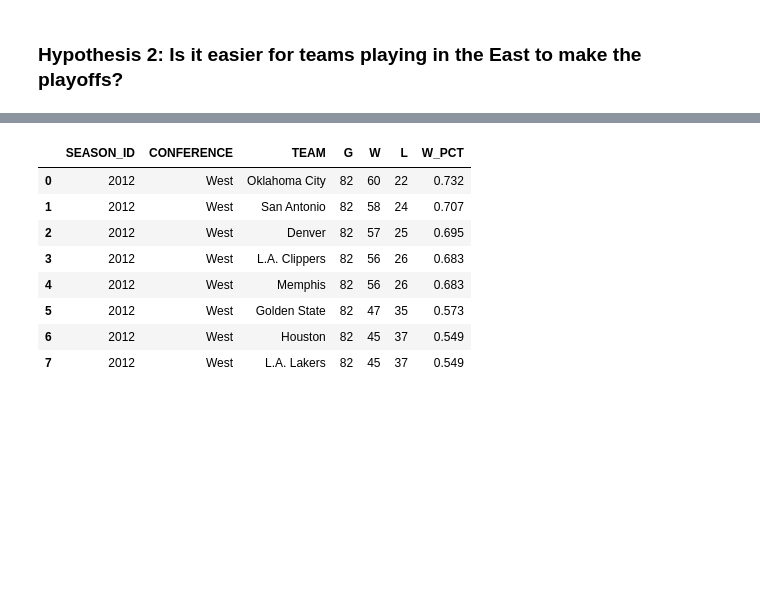
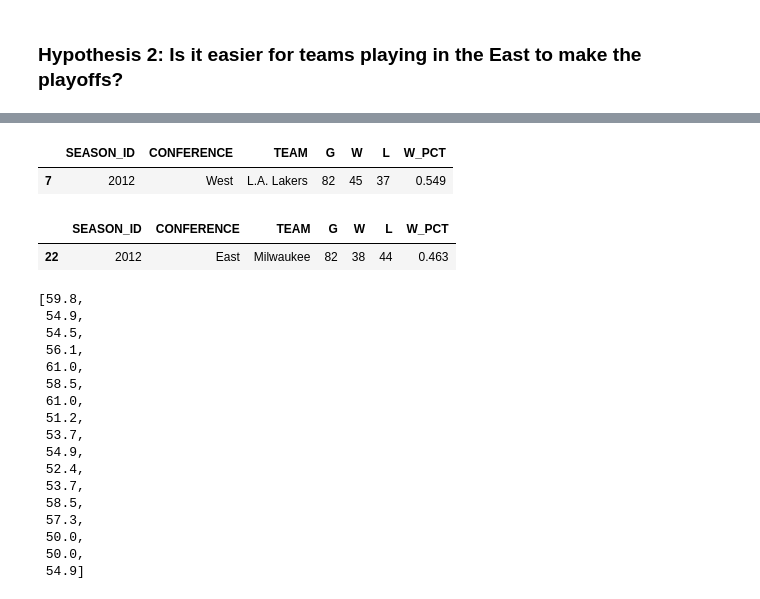
Before and after one commit to KGharib/Hypothesis-Testing-on-18-Seasons-of-NBA-Dataset, a Jupyter notebook: NBA_Marc.ipynb, the cells around one changed output, grey strips where cells are left out. Drawn from its saved outputs; the diff is of its cells as text; code cells hidden in the pictures; blank space fills up the shorter version.

```diff
--- a/NBA_Marc.ipynb
+++ b/NBA_Marc.ipynb
@@ -457,12 +478,10 @@ for season_id in seasons_ids:
 # %%
-seasons_df[1][:8]
+seasons_df[1][7:8]
 # %% [output]
 |  | SEASON_ID | CONFERENCE | TEAM | G | W | L | W_PCT |
-| 0 | 2012 | West | Oklahoma City | 82 | 60 | 22 | 0.732 |
-| 1 | 2012 | West | San Antonio | 82 | 58 | 24 | 0.707 |
-| 2 | 2012 | West | Denver | 82 | 57 | 25 | 0.695 |
-| 3 | 2012 | West | L.A. Clippers | 82 | 56 | 26 | 0.683 |
-| 4 | 2012 | West | Memphis | 82 | 56 | 26 | 0.683 |
-| 5 | 2012 | West | Golden State | 82 | 47 | 35 | 0.573 |
-| 6 | 2012 | West | Houston | 82 | 45 | 37 | 0.549 |
 | 7 | 2012 | West | L.A. Lakers | 82 | 45 | 37 | 0.549 |
+# %%
+seasons_df[1][22:23]
+# %% [output]
+|  | SEASON_ID | CONFERENCE | TEAM | G | W | L | W_PCT |
+| 22 | 2012 | East | Milwaukee | 82 | 38 | 44 | 0.463 |
@@ -468,0 +496,20 @@ seasons_df[1][:8]
+# %%
+west_PO_PCT
+# %% [output]
+[59.8,
+ 54.9,
+ 54.5,
+ 56.1,
+ 61.0,
+ 58.5,
+ 61.0,
+ 51.2,
+ 53.7,
+ 54.9,
+ 52.4,
+ 53.7,
+ 58.5,
+ 57.3,
+ 50.0,
+ 50.0,
+ 54.9]
```
Also changed, not shown: parts of 36 cells of this notebook.
